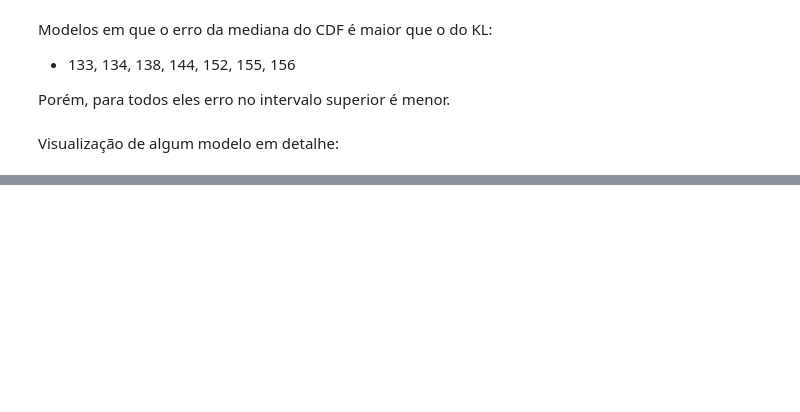
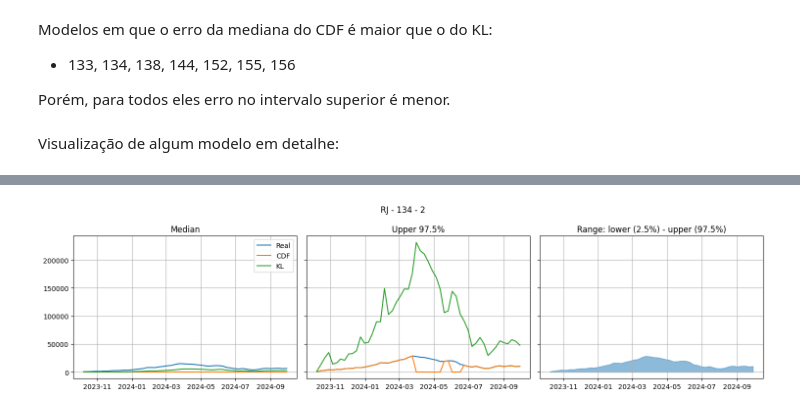
Before and after one commit to AtilioLP/Ensemble-methods, a Jupyter notebook: methods/harmonisation_strategies_py/compare_strategies_results.ipynb, the cells around one changed output, grey strips where cells are left out. Saved outputs shown, nothing was run; the diff lists cells and outputs as text; code cells hidden in the pictures; blank space fills up the shorter version.

```diff
--- a/methods/harmonisation_strategies_py/compare_strategies_results.ipynb
+++ b/methods/harmonisation_strategies_py/compare_strategies_results.ipynb
@@ -265,0 +325,8 @@ plt.show()
+# %%
+model = df_erros.loc[df_erros.mape_pred_cdf == df_erros.mape_pred_cdf.max()].model_id.values[0]
+state = df_erros.loc[df_erros.mape_pred_cdf == df_erros.mape_pred_cdf.max()].state.values[0]
+val_test = df_erros.loc[df_erros.mape_pred_cdf == df_erros.mape_pred_cdf.max()].validation_test.values[0]
+
+plot_median_upper(df_aprox, model, state, val_test, save = True)
+# %% [output]
+[figure, added]
```
Also changed, not shown: parts of 12 cells of this notebook, 3 other files.
